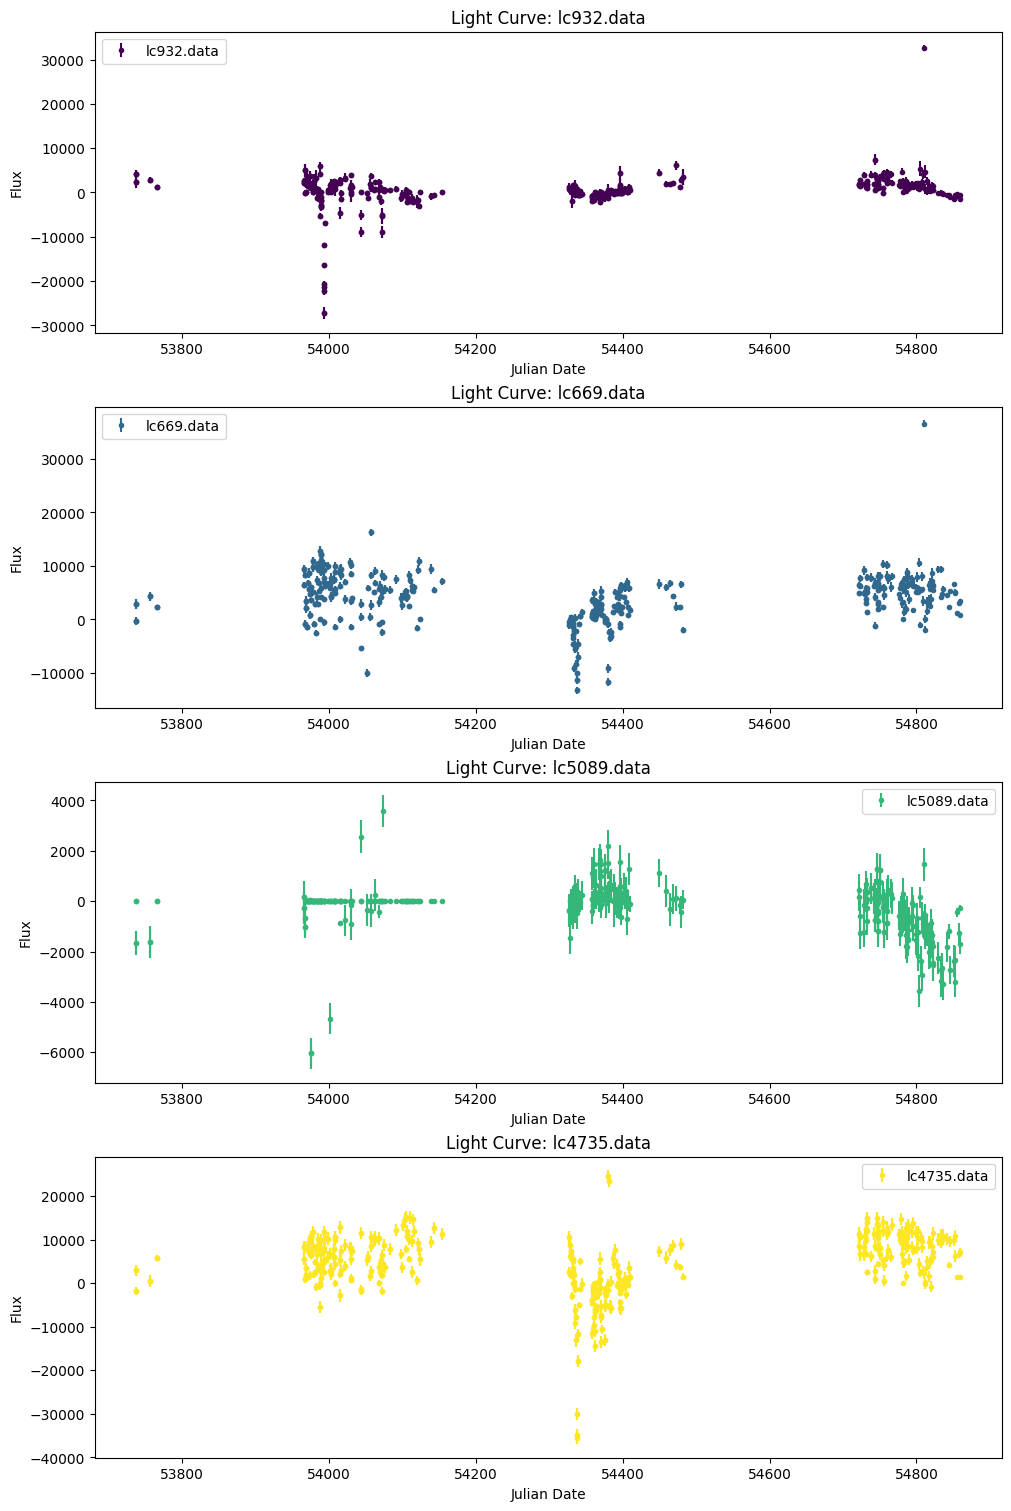
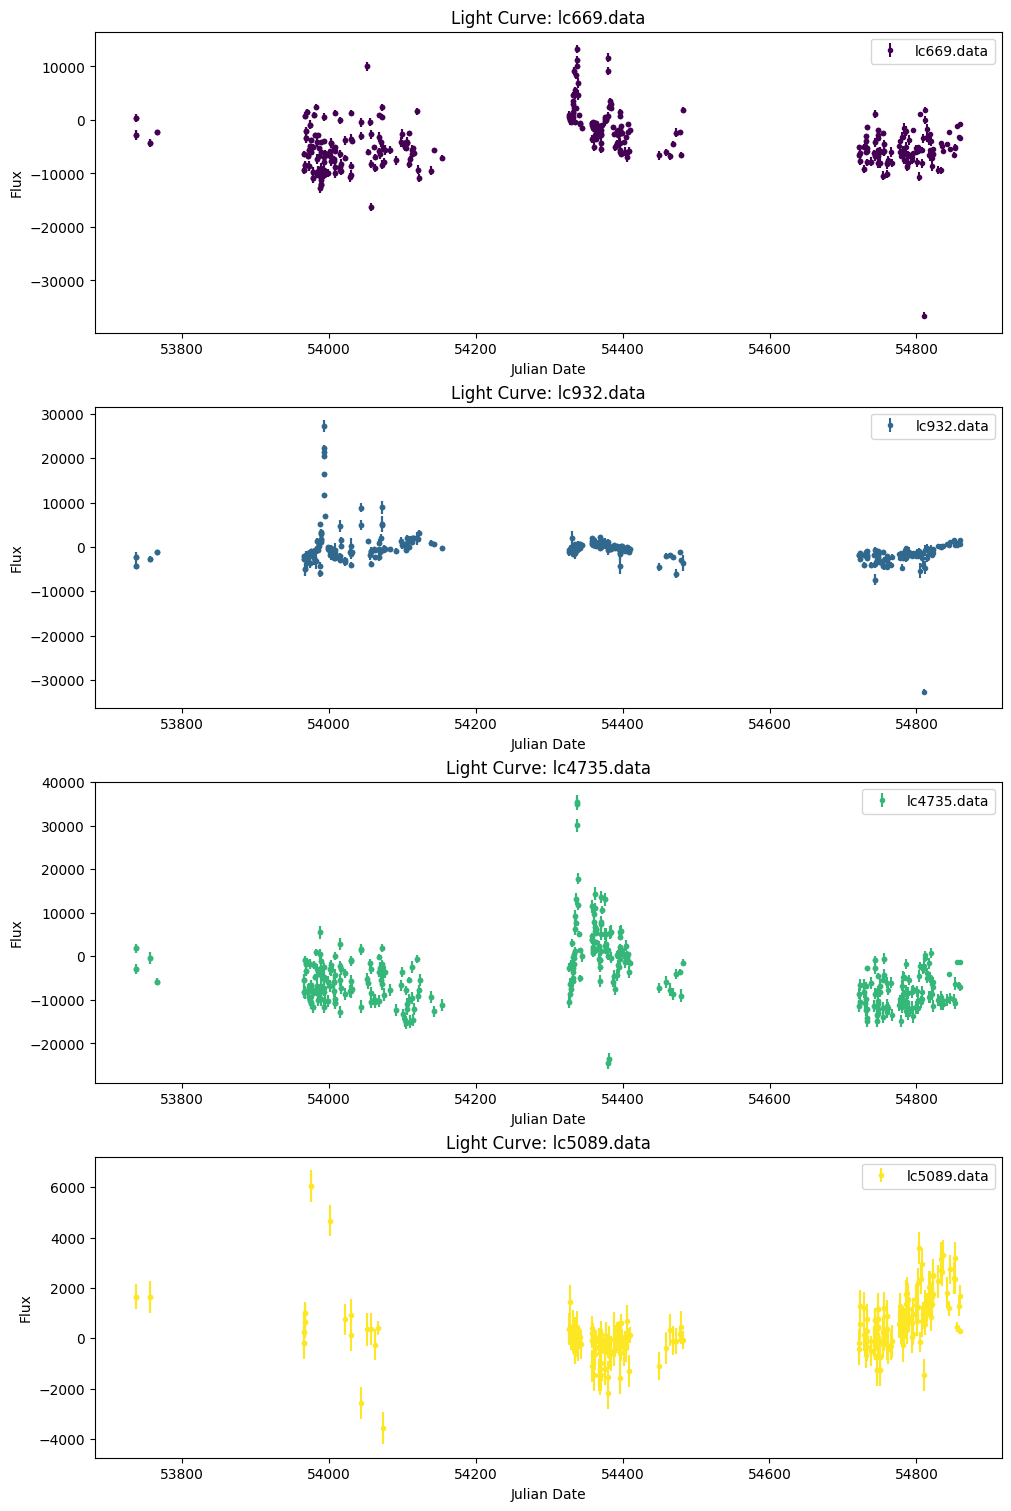
The change to this notebook cell's code, shown as a diff; its figure went from the first image to the second:
--- before
+++ after
@@ -4,11 +4,12 @@
 import glob
 import os
-def getting_light_curves(path="light_curves/object_light_curves/"):
+def getting_light_curves(path="light_curves/object_light_curves_old/"):
     files = glob.glob(path+"*.data")
-    dfs = {os.path.basename(f): pd.read_csv(f, delim_whitespace=True, header=None).drop(columns=[3,4,5]).rename(columns={0:'Julian_Date',1:'Flux',2:'Error'}) for f in files}
+    dfs = {os.path.basename(f): pd.read_csv(f, delim_whitespace=True, header=None).drop(columns=[3,4,5]).rename(columns={0:'Julian_Date',1:'Flux',2:'Error'}).loc[lambda df: df['Error'].notna()] for f in files}
+    
     return dfs
 
 def plotting_light_curves(ax,df,name,color):
-    ax.errorbar(df['Julian_Date'], df['Flux'], yerr=df['Error'], fmt='.',color=color, label=name)
+    ax.errorbar(df['Julian_Date'], -df['Flux'], yerr=df['Error'], fmt='.',color=color, label=name)
     ax.set_title(f'Light Curve: {name}')
     ax.set_xlabel('Julian Date')
@@ -18,5 +19,7 @@
 
 dfs=getting_light_curves()
-
+keys=['lc4735.data', 'lc5089.data', 'lc669.data', 'lc932.data']
+sorted_keys = sorted(keys, key=lambda x: int(x[2:-5]))
+dfs = {k: dfs[k] for k in sorted_keys}
 fig,ax=plt.subplots(4,figsize=(10,15),layout='constrained')
 colors_viridis=plt.cm.viridis(np.linspace(0,1,len(ax)))

Commit: finished_until_section_6